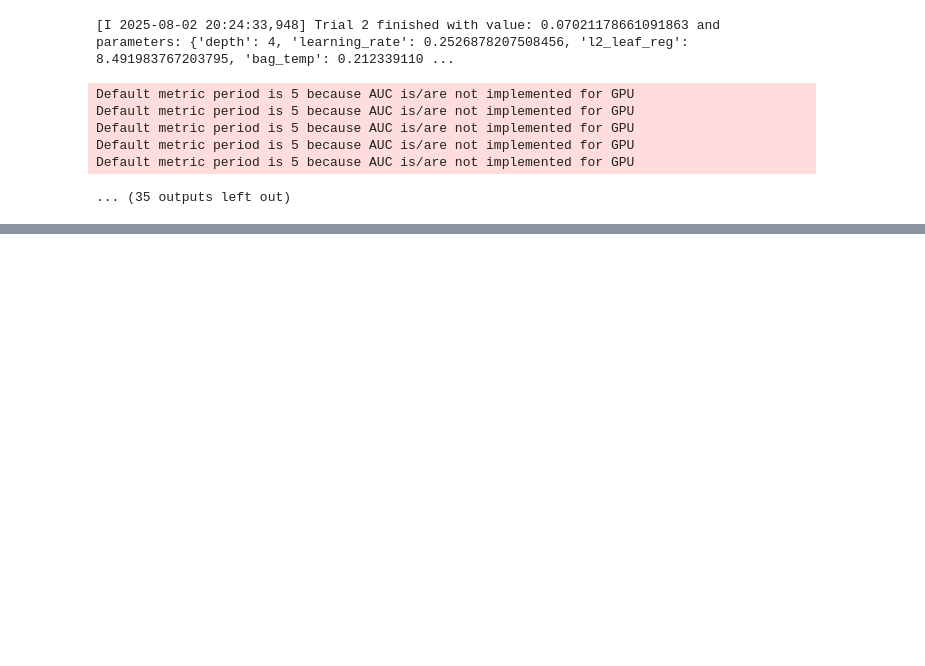
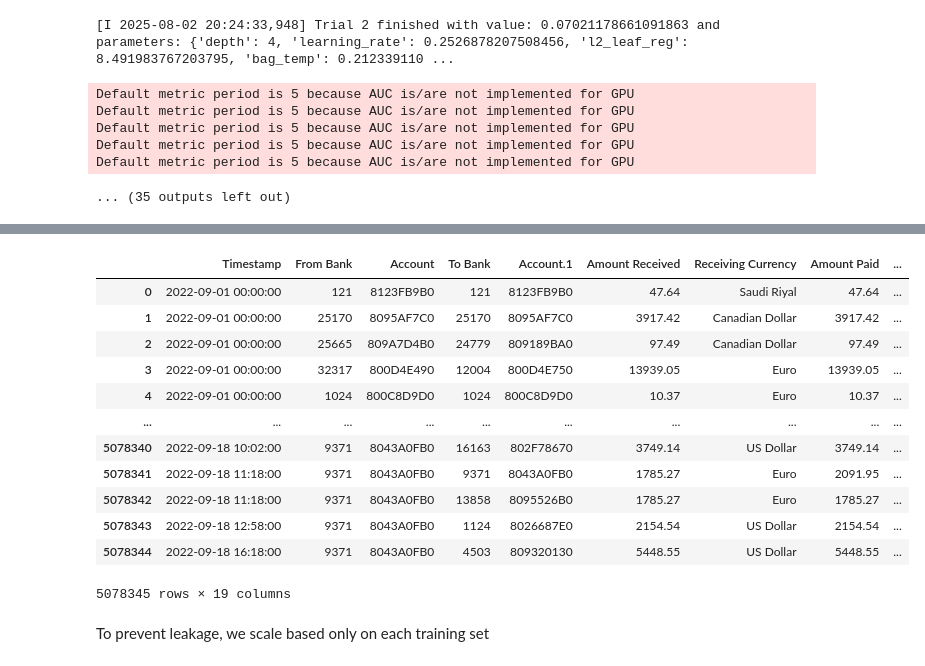
Before and after one commit to HarryMorley/Fraud-Detection-with-GNNs, a Jupyter notebook: credit-card-fraud-with-gnns.ipynb, the cells around one changed output, grey strips where cells are left out. Cells and saved outputs as stored; diff of their text form; code cells hidden in the pictures; blank space fills up the shorter version.

```diff
--- a/credit-card-fraud-with-gnns.ipynb
+++ b/credit-card-fraud-with-gnns.ipynb
@@ -1801,0 +1855,16 @@ Default metric period is 5 because AUC is/are not implemented for GPU
+# %%
+data['Log_amount'] = np.log1p(data['Amount Paid'])
+
+data['Timestamp'] = pd.to_datetime(
+    data['Timestamp'],
+    format='%Y/%m/%d %H:%M'
+)
+
+data['tod'] = (
+    data['Timestamp'].dt.hour  * 3600
+  + data['Timestamp'].dt.minute* 60
+  + data['Timestamp'].dt.second
+)
+
+data['tod_sin'] = np.sin(2 * np.pi * data['tod'] / 86_400)
+data['tod_cos'] = np.cos(2 * np.pi * data['tod'] / 86_400)
@@ -1801,0 +1914,22 @@ Default metric period is 5 because AUC is/are not implemented for GPU
+# %%
+data.sort_values("Timestamp", inplace=True)
+data.reset_index(drop=True, inplace=True)
+
+roll_df = rolling_sums_pandas(data, ROLLS)
+data = pd.concat([data, roll_df], axis=1)
+# %%
+data
+# %% [output]
+|  | Timestamp | From Bank | Account | To Bank | Account.1 | Amount Received | Receiving Currency | Amount Paid | ... |
+| 0 | 2022-09-01 00:00:00 | 121 | 8123FB9B0 | 121 | 8123FB9B0 | 47.64 | Saudi Riyal | 47.64 | ... |
+| 1 | 2022-09-01 00:00:00 | 25170 | 8095AF7C0 | 25170 | 8095AF7C0 | 3917.42 | Canadian Dollar | 3917.42 | ... |
+| 2 | 2022-09-01 00:00:00 | 25665 | 809A7D4B0 | 24779 | 809189BA0 | 97.49 | Canadian Dollar | 97.49 | ... |
+| 3 | 2022-09-01 00:00:00 | 32317 | 800D4E490 | 12004 | 800D4E750 | 13939.05 | Euro | 13939.05 | ... |
+| 4 | 2022-09-01 00:00:00 | 1024 | 800C8D9D0 | 1024 | 800C8D9D0 | 10.37 | Euro | 10.37 | ... |
+| ... | ... | ... | ... | ... | ... | ... | ... | ... | ... |
+| 5078340 | 2022-09-18 10:02:00 | 9371 | 8043A0FB0 | 16163 | 802F78670 | 3749.14 | US Dollar | 3749.14 | ... |
+| 5078341 | 2022-09-18 11:18:00 | 9371 | 8043A0FB0 | 9371 | 8043A0FB0 | 1785.27 | Euro | 2091.95 | ... |
+| 5078342 | 2022-09-18 11:18:00 | 9371 | 8043A0FB0 | 13858 | 8095526B0 | 1785.27 | Euro | 1785.27 | ... |
+| 5078343 | 2022-09-18 12:58:00 | 9371 | 8043A0FB0 | 1124 | 8026687E0 | 2154.54 | US Dollar | 2154.54 | ... |
+| 5078344 | 2022-09-18 16:18:00 | 9371 | 8043A0FB0 | 4503 | 809320130 | 5448.55 | US Dollar | 5448.55 | ... |
+5078345 rows × 19 columns
@@ -1801,0 +1959,2 @@ Default metric period is 5 because AUC is/are not implemented for GPU
+# %% [markdown]
+To prevent leakage, we scale based only on each training set
```
Also changed, not shown: parts of 22 cells of this notebook.
